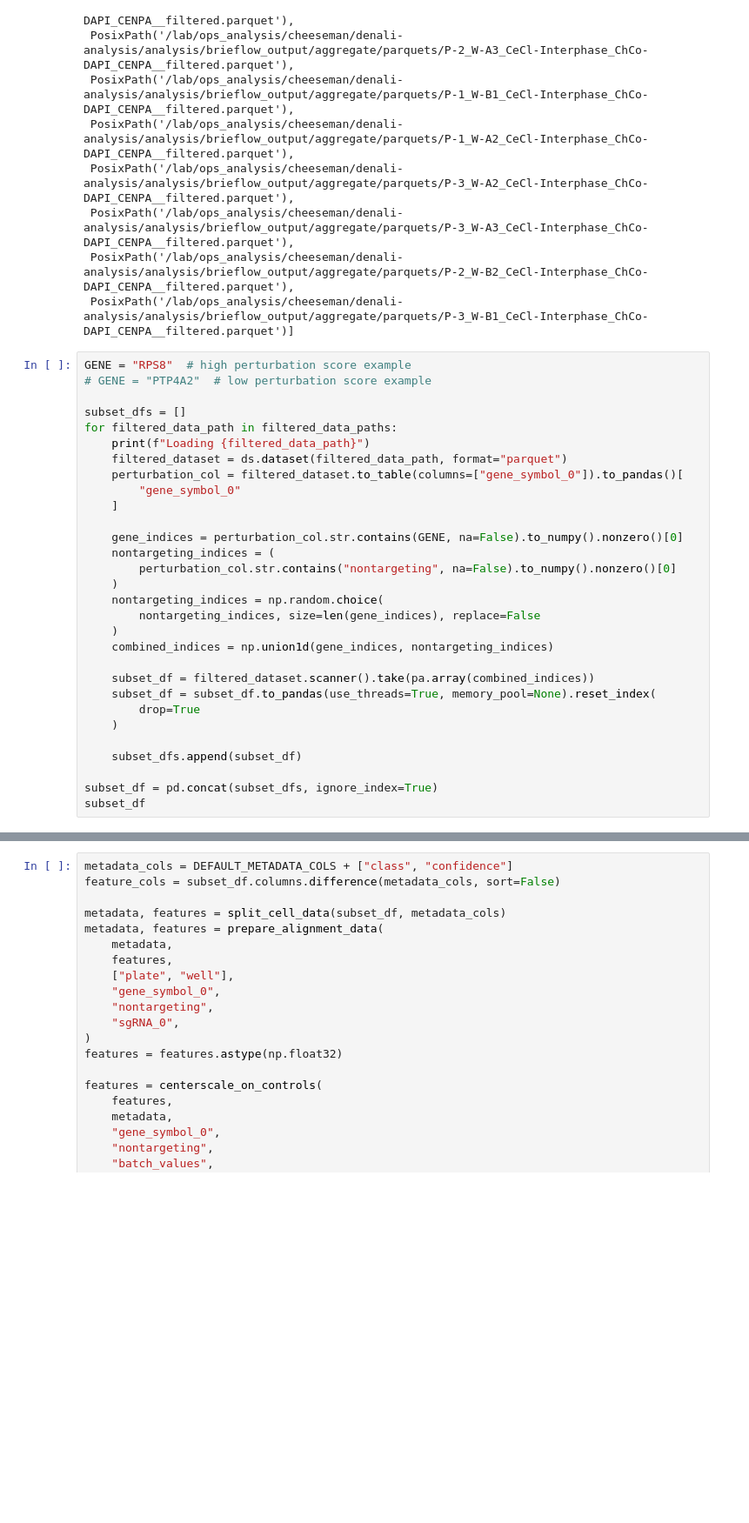
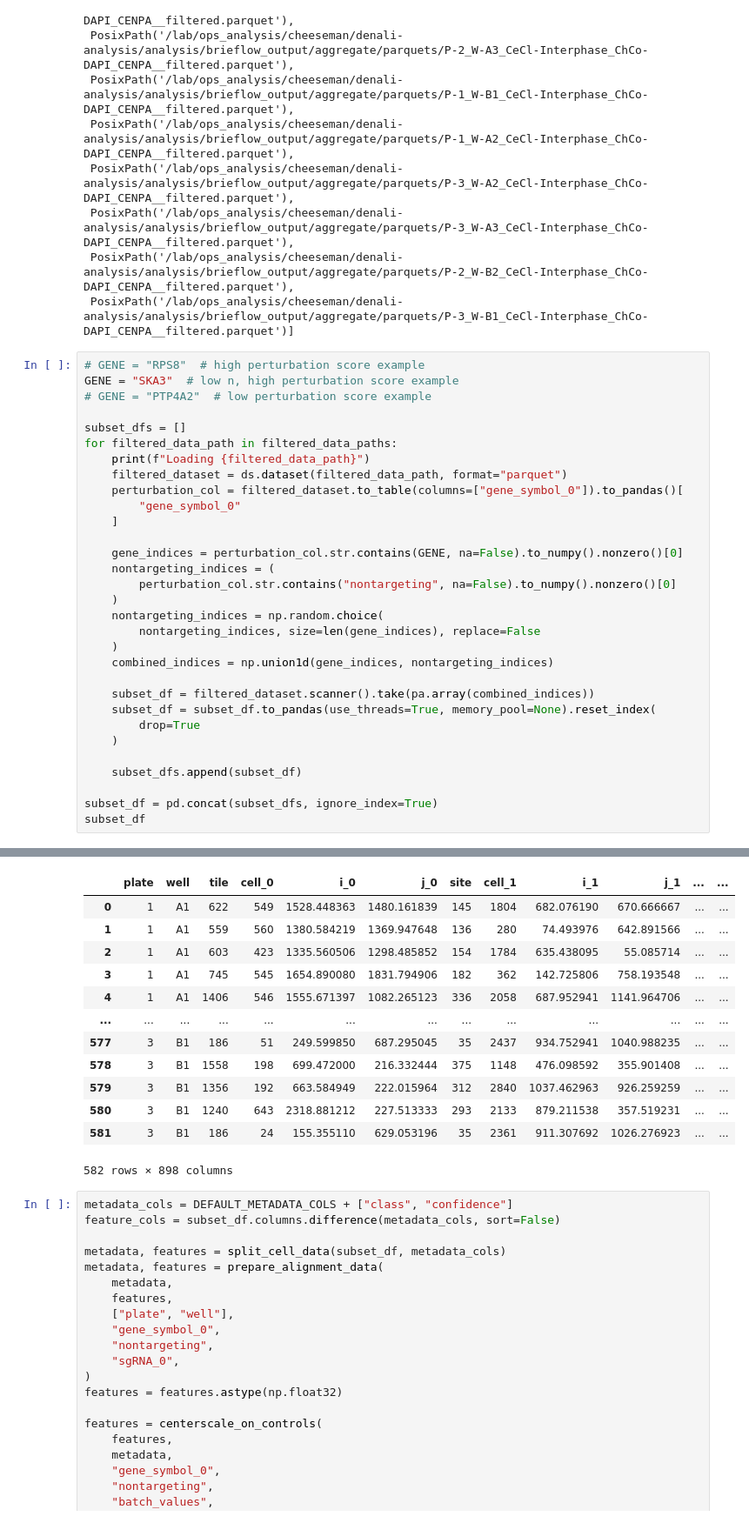
Before and after one commit to cheeseman-lab/brieflow, a Jupyter notebook: test_perturbation_score.ipynb, the cells around one changed output, grey strips where cells are left out. Shown at 87% size. Drawn from its saved outputs; the diff is of its cells as text; blank space fills up the shorter version.

```diff
--- a/test_perturbation_score.ipynb
+++ b/test_perturbation_score.ipynb
@@ -53,7 +53,8 @@ filtered_data_paths
  PosixPath('/lab/ops_analysis/cheeseman/denali-analysis/analysis/brieflow_output/aggregate/parquets/P-2_W-B2_CeCl-Interphase_ChCo-DAPI_CENPA__filtered.parquet'),
  PosixPath('/lab/ops_analysis/cheeseman/denali-analysis/analysis/brieflow_output/aggregate/parquets/P-3_W-B1_CeCl-Interphase_ChCo-DAPI_CENPA__filtered.parquet')]
 # %%
-GENE = "RPS8"  # high perturbation score example
+# GENE = "RPS8"  # high perturbation score example
+GENE = "SKA3"  # low n, high perturbation score example
 # GENE = "PTP4A2"  # low perturbation score example
 
 subset_dfs = []
@@ -87,3 +105,16 @@ Loading /lab/ops_analysis/cheeseman/denali-analysis/analysis/brieflow_output/agg
+|  | plate | well | tile | cell_0 | i_0 | j_0 | site | cell_1 | i_1 | j_1 | ... | ... |
+| 0 | 1 | A1 | 622 | 549 | 1528.448363 | 1480.161839 | 145 | 1804 | 682.076190 | 670.666667 | ... | ... |
+| 1 | 1 | A1 | 559 | 560 | 1380.584219 | 1369.947648 | 136 | 280 | 74.493976 | 642.891566 | ... | ... |
+| 2 | 1 | A1 | 603 | 423 | 1335.560506 | 1298.485852 | 154 | 1784 | 635.438095 | 55.085714 | ... | ... |
+| 3 | 1 | A1 | 745 | 545 | 1654.890080 | 1831.794906 | 182 | 362 | 142.725806 | 758.193548 | ... | ... |
+| 4 | 1 | A1 | 1406 | 546 | 1555.671397 | 1082.265123 | 336 | 2058 | 687.952941 | 1141.964706 | ... | ... |
+| ... | ... | ... | ... | ... | ... | ... | ... | ... | ... | ... | ... | ... |
+| 577 | 3 | B1 | 186 | 51 | 249.599850 | 687.295045 | 35 | 2437 | 934.752941 | 1040.988235 | ... | ... |
+| 578 | 3 | B1 | 1558 | 198 | 699.472000 | 216.332444 | 375 | 1148 | 476.098592 | 355.901408 | ... | ... |
+| 579 | 3 | B1 | 1356 | 192 | 663.584949 | 222.015964 | 312 | 2840 | 1037.462963 | 926.259259 | ... | ... |
+| 580 | 3 | B1 | 1240 | 643 | 2318.881212 | 227.513333 | 293 | 2133 | 879.211538 | 357.519231 | ... | ... |
+| 581 | 3 | B1 | 186 | 24 | 155.355110 | 629.053196 | 35 | 2361 | 911.307692 | 1026.276923 | ... | ... |
+582 rows × 898 columns
 # %%
 metadata_cols = DEFAULT_METADATA_COLS + ["class", "confidence"]
 feature_cols = subset_df.columns.difference(metadata_cols, sort=False)
```
Also changed, not shown: parts of 9 cells of this notebook.
